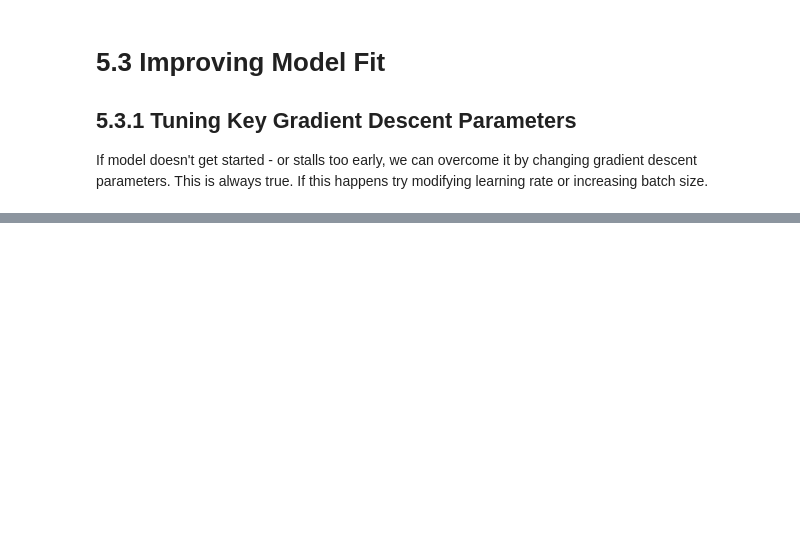
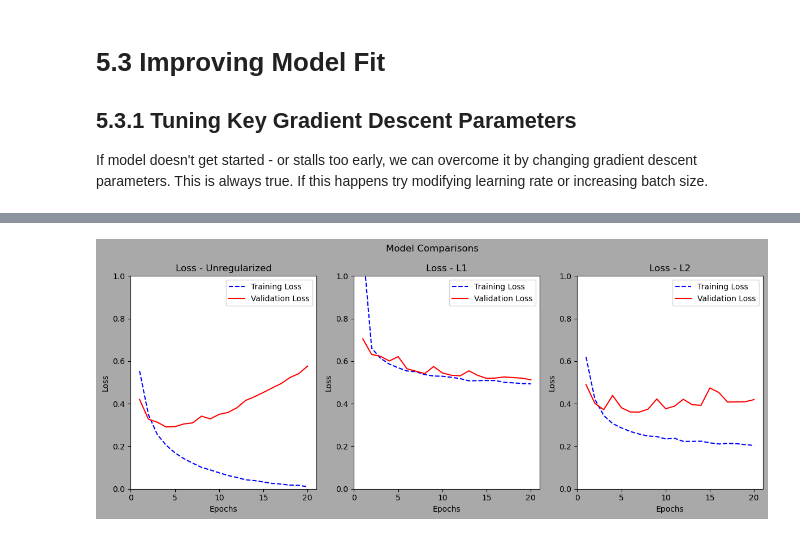
Before and after one commit to gari715135/deep-learning-intro-course, a Jupyter notebook: 5 Fundamentals of machine learning/ch5_notes.ipynb, the cells around one changed output, grey strips where cells are left out. Cells and saved outputs as stored; diff of their text form; code cells hidden in the pictures; blank space fills up the shorter version.

```diff
--- a/5 Fundamentals of machine learning/ch5_notes.ipynb
+++ b/5 Fundamentals of machine learning/ch5_notes.ipynb
@@ -267,0 +404,90 @@ from keras import datasets as kds
+# %%
+from keras import regularizers
+
+model_l1 = keras.Sequential(
+    [
+        layers.Dense(16, kernel_regularizer=regularizers.l1(0.001), activation="relu"),
+        layers.Dense(16, kernel_regularizer=regularizers.l1(0.001), activation="relu"),
+        layers.Dense(1, activation="sigmoid"),
+    ]
+)
+model_l1.compile(optimizer="rmsprop", loss="binary_crossentropy", metrics=["accuracy"])
+
+model_l2 = keras.Sequential(
+    [
+        layers.Dense(16, kernel_regularizer=regularizers.l2(0.002), activation="relu"),
+        layers.Dense(16, kernel_regularizer=regularizers.l2(0.002), activation="relu"),
+        layers.Dense(1, activation="sigmoid"),
+    ]
+)
+model_l2.compile(optimizer="rmsprop", loss="binary_crossentropy", metrics=["accuracy"])
+
+fig, axs = plt.subplots(1, 3, figsize=(12, 5))
+fig.suptitle("Model Comparisons")
+
+
+# 16 Units
+fit_and_plot_results(
+    model=make_standard_model(),
+    x_train=x_train,
+    y_train=y_train,
+    n_epochs=20,
+    batch_size=512,
+    val_ratio=0.4,
+    verbose=0,
+    title="Unregularized",
+    loss_only=True,
+    axes=[axs[0]],
+    start_at_idx=0,
+)
+
+# L1
+fit_and_plot_results(
+    model=model_l1,
+    x_train=x_train,
+    y_train=y_train,
+    n_epochs=20,
+    batch_size=512,
+    val_ratio=0.4,
+    verbose=0,
+    title="L1",
+    loss_only=True,
+    axes=[axs[1]],
+    start_at_idx=0,
+)
+
+# L2
+fit_and_plot_results(
+    model=model_l2,
+    x_train=x_train,
+    y_train=y_train,
+    n_epochs=20,
+    batch_size=512,
+    val_ratio=0.4,
+    verbose=0,
+    title="L2",
+    loss_only=True,
+    axes=[axs[2]],
+    start_at_idx=0,
+)
+
+
+# Get the x and y limits for all axes
+xlims = [ax.get_xlim() for ax in fig.axes]
+ylims = [ax.get_ylim() for ax in fig.axes]
+
+# Calculate the minimum and maximum limits across all axes
+xmin, xmax = round(min(x[0] for x in xlims)), round(max(x[1] for x in xlims))
+ymin, ymax = round(min(y[0] for y in ylims)), round(max(y[1] for y in ylims))
+
+# Set the limits for each axis
+for ax in fig.axes:
+    ax.set_xlim(xmin, xmax)
+    ax.set_ylim(ymin, ymax)
+
+fig.tight_layout()
+plt.show()
+
+del model_l1, model_l2
+# %% [output]
+[figure, added]
```
Also changed, not shown: parts of 12 cells of this notebook.
